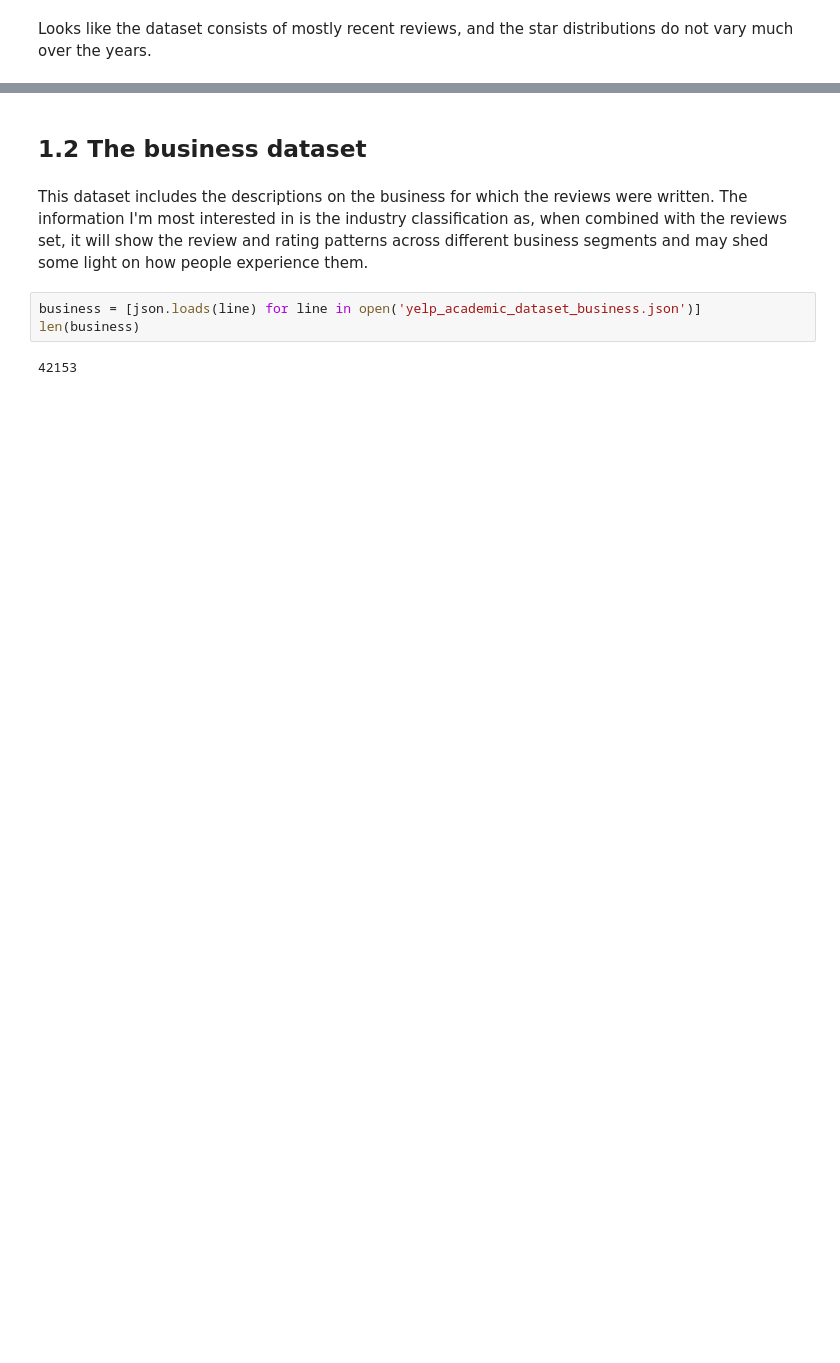
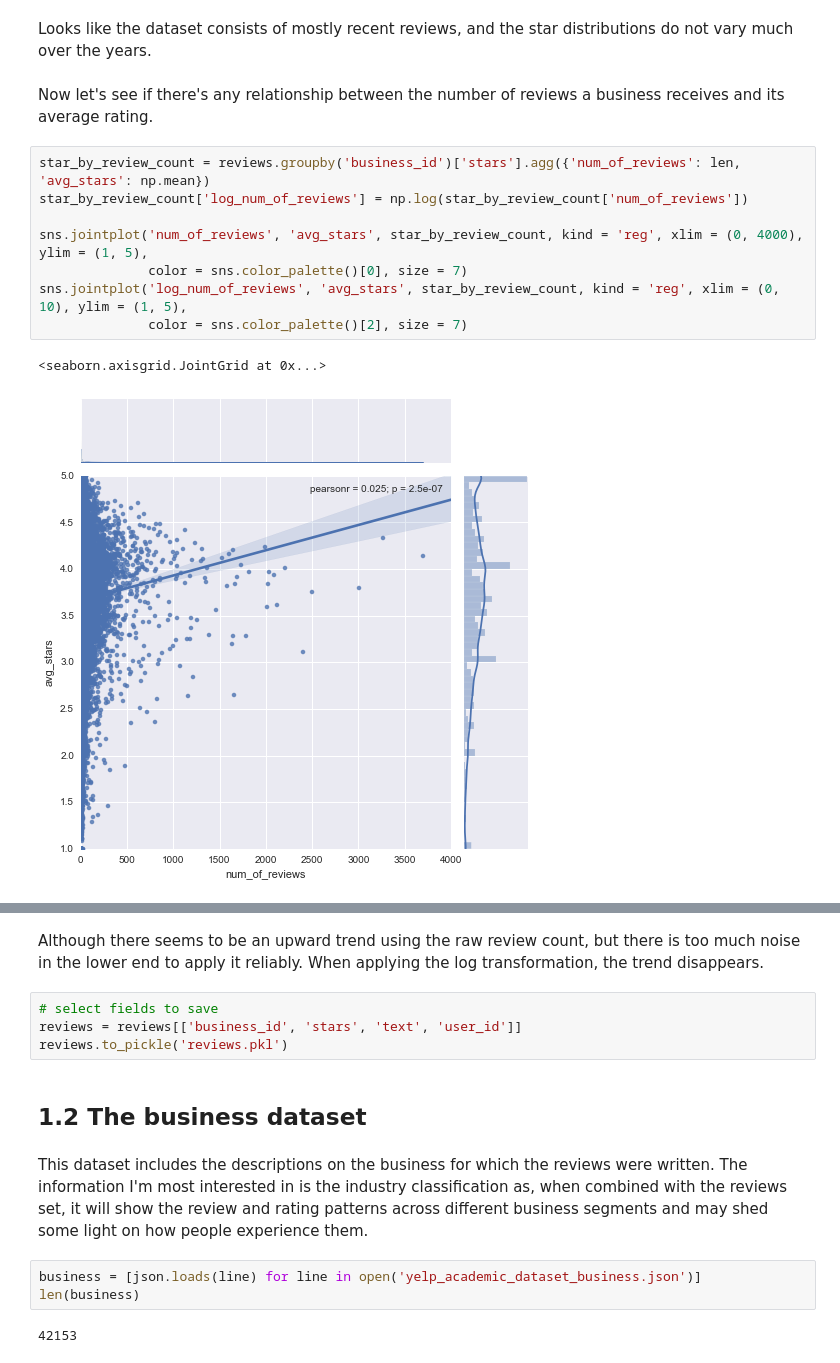
Before and after one commit to Runze/yelp_data_challenge, a Jupyter notebook: 1. explore_data.ipynb, the cells around one changed output, grey strips where cells are left out. Saved outputs shown, nothing was run; the diff lists cells and outputs as text; blank space fills up the shorter version.

```diff
--- a/1. explore_data.ipynb
+++ b/1. explore_data.ipynb
@@ -61,2 +61,15 @@ sns.boxplot(reviews['stars'], reviews['year'], ax = axs[1])
 # %% [markdown]
 Looks like the dataset consists of mostly recent reviews, and the star distributions do not vary much over the years.
+# %% [markdown]
+Now let's see if there's any relationship between the number of reviews a business receives and its average rating.
+# %%
+star_by_review_count = reviews.groupby('business_id')['stars'].agg({'num_of_reviews': len, 'avg_stars': np.mean})
+star_by_review_count['log_num_of_reviews'] = np.log(star_by_review_count['num_of_reviews'])
+
+sns.jointplot('num_of_reviews', 'avg_stars', star_by_review_count, kind = 'reg', xlim = (0, 4000), ylim = (1, 5),
+              color = sns.color_palette()[0], size = 7)
+sns.jointplot('log_num_of_reviews', 'avg_stars', star_by_review_count, kind = 'reg', xlim = (0, 10), ylim = (1, 5),
+              color = sns.color_palette()[2], size = 7)
+# %% [output]
+<seaborn.axisgrid.JointGrid at 0x...>
+[figure, added]
@@ -63,3 +77,9 @@ Looks like the dataset consists of mostly recent reviews, and the star distribut
+# %% [markdown]
+Although there seems to be an upward trend using the raw review count, but there is too much noise in the lower end to apply it reliably. When applying the log transformation, the trend disappears.
+# %%
+# select fields to save
+reviews = reviews[['business_id', 'stars', 'text', 'user_id']]
+reviews.to_pickle('reviews.pkl')
 # %% [markdown]
 ## 1.2 The business dataset
 # %% [markdown]
```
Also changed, not shown: parts of 31 cells of this notebook, 3 other files.
